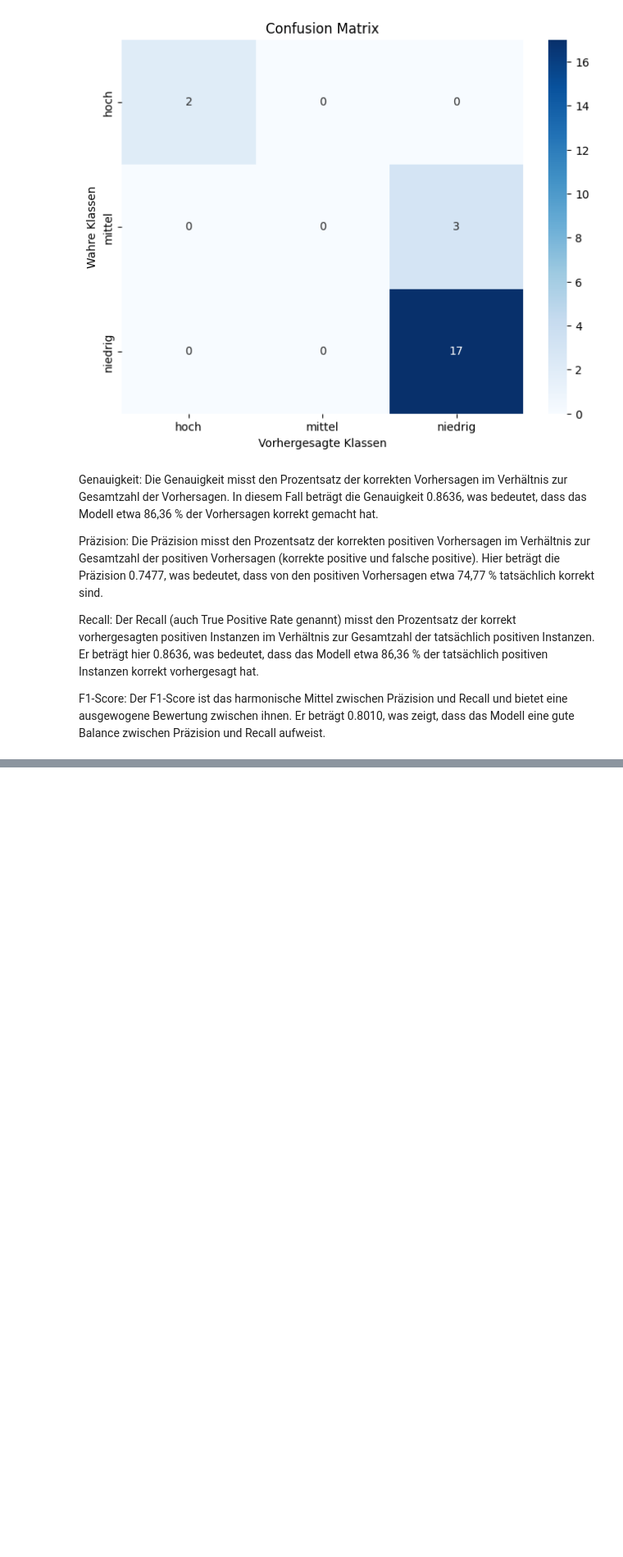
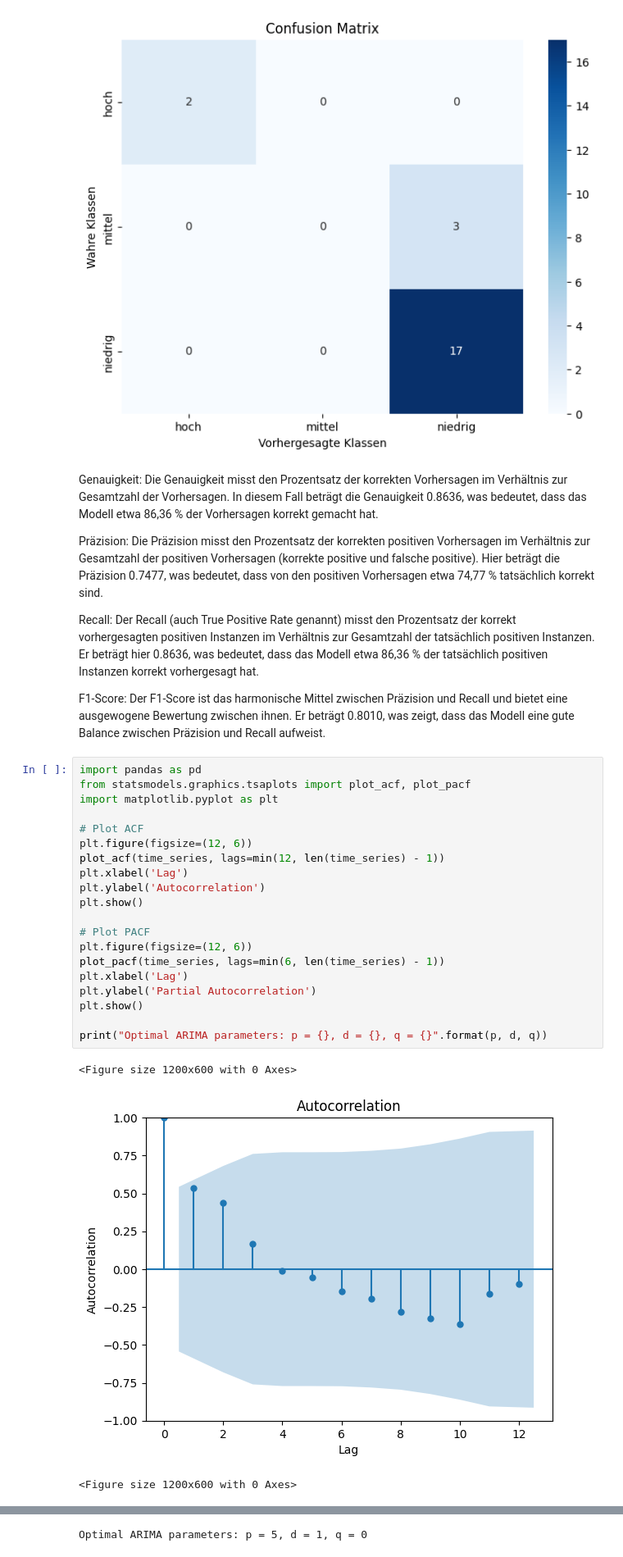
Before and after one commit to nvinto404/Data-Science-Project-Burglary-Statistics-Zurich, a Jupyter notebook: Modellierung.ipynb, the cells around one changed output, grey strips where cells are left out. Shown: that part at 82% size. Cells and saved outputs as stored; diff of their text form; blank space fills up the shorter version.

Commit message:
Time Series Prediction

```diff
--- a/Modellierung.ipynb
+++ b/Modellierung.ipynb
@@ -306,3 +306,27 @@ Präzision: Die Präzision misst den Prozentsatz der korrekten positiven Vorhers
 Recall: Der Recall (auch True Positive Rate genannt) misst den Prozentsatz der korrekt vorhergesagten positiven Instanzen im Verhältnis zur Gesamtzahl der tatsächlich positiven Instanzen. Er beträgt hier 0.8636, was bedeutet, dass das Modell etwa 86,36 % der tatsächlich positiven Instanzen korrekt vorhergesagt hat.
 
 F1-Score: Der F1-Score ist das harmonische Mittel zwischen Präzision und Recall und bietet eine ausgewogene Bewertung zwischen ihnen. Er beträgt 0.8010, was zeigt, dass das Modell eine gute Balance zwischen Präzision und Recall aufweist.
+# %%
+import pandas as pd
+from statsmodels.graphics.tsaplots import plot_acf, plot_pacf
+import matplotlib.pyplot as plt
+
+# Plot ACF
+plt.figure(figsize=(12, 6))
+plot_acf(time_series, lags=min(12, len(time_series) - 1))
+plt.xlabel('Lag')
+plt.ylabel('Autocorrelation')
+plt.show()
+
+# Plot PACF
+plt.figure(figsize=(12, 6))
+plot_pacf(time_series, lags=min(6, len(time_series) - 1))
+plt.xlabel('Lag')
+plt.ylabel('Partial Autocorrelation')
+plt.show()
+
+print("Optimal ARIMA parameters: p = {}, d = {}, q = {}".format(p, d, q))
+# %% [output]
+<Figure size 1200x600 with 0 Axes>
+[figure, added]
+<Figure size 1200x600 with 0 Axes>
@@ -309,3 +334,4 @@ F1-Score: Der F1-Score ist das harmonische Mittel zwischen Präzision und Recall
+Optimal ARIMA parameters: p = 5, d = 1, q = 0
 # %%
 import pandas as pd
 from statsmodels.tsa.arima.model import ARIMA
```
Also changed, not shown: parts of 2 cells of this notebook.
